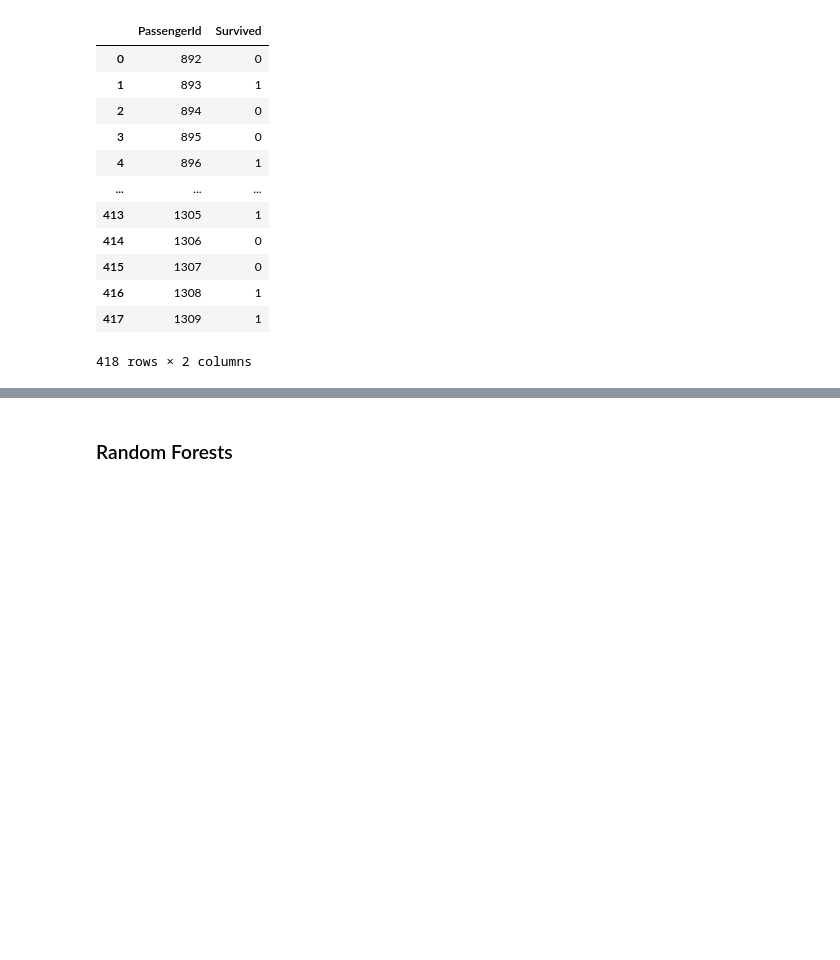
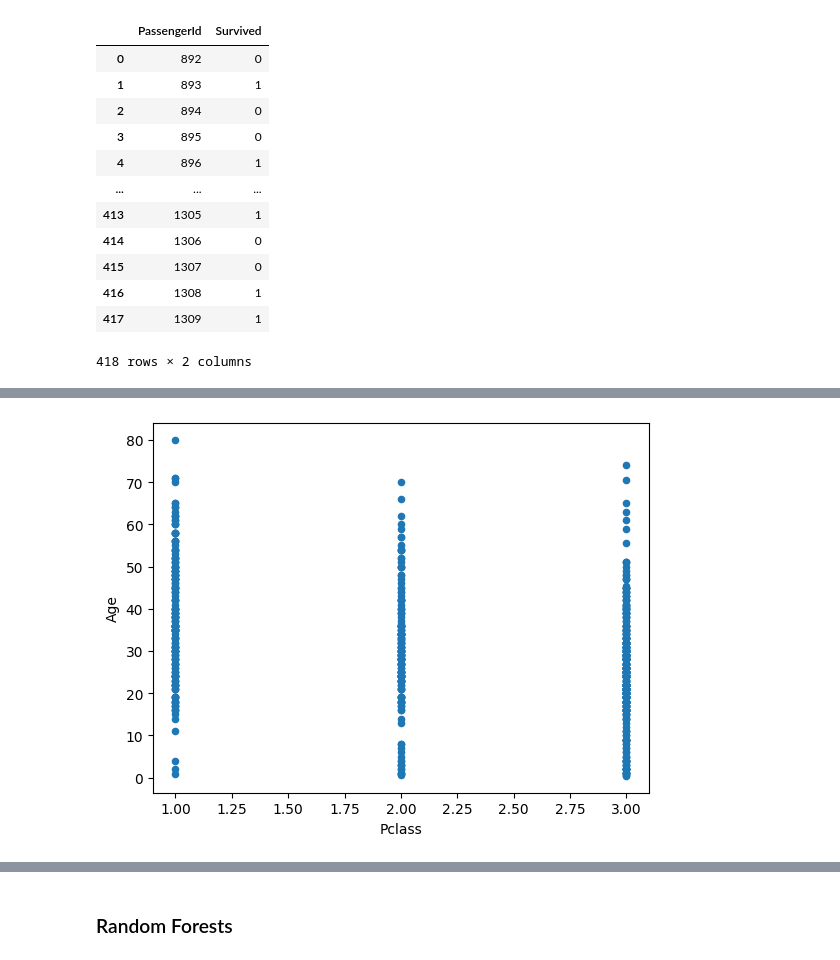
Before and after one commit to belenareal/titanic, a Jupyter notebook: titanic.ipynb, the cells around one changed output, grey strips where cells are left out. Cells and saved outputs as stored; diff of their text form; code cells hidden in the pictures; blank space fills up the shorter version.

```diff
--- a/titanic.ipynb
+++ b/titanic.ipynb
@@ -616,0 +638,5 @@ submit.to_csv('data/theyallperish.csv', index=False)
+# %%
+train_rf.plot(x='Pclass', y='Age', kind='scatter')
+plt.show()
+# %% [output]
+[figure, added]
```
Also changed, not shown: parts of 44 cells of this notebook.
